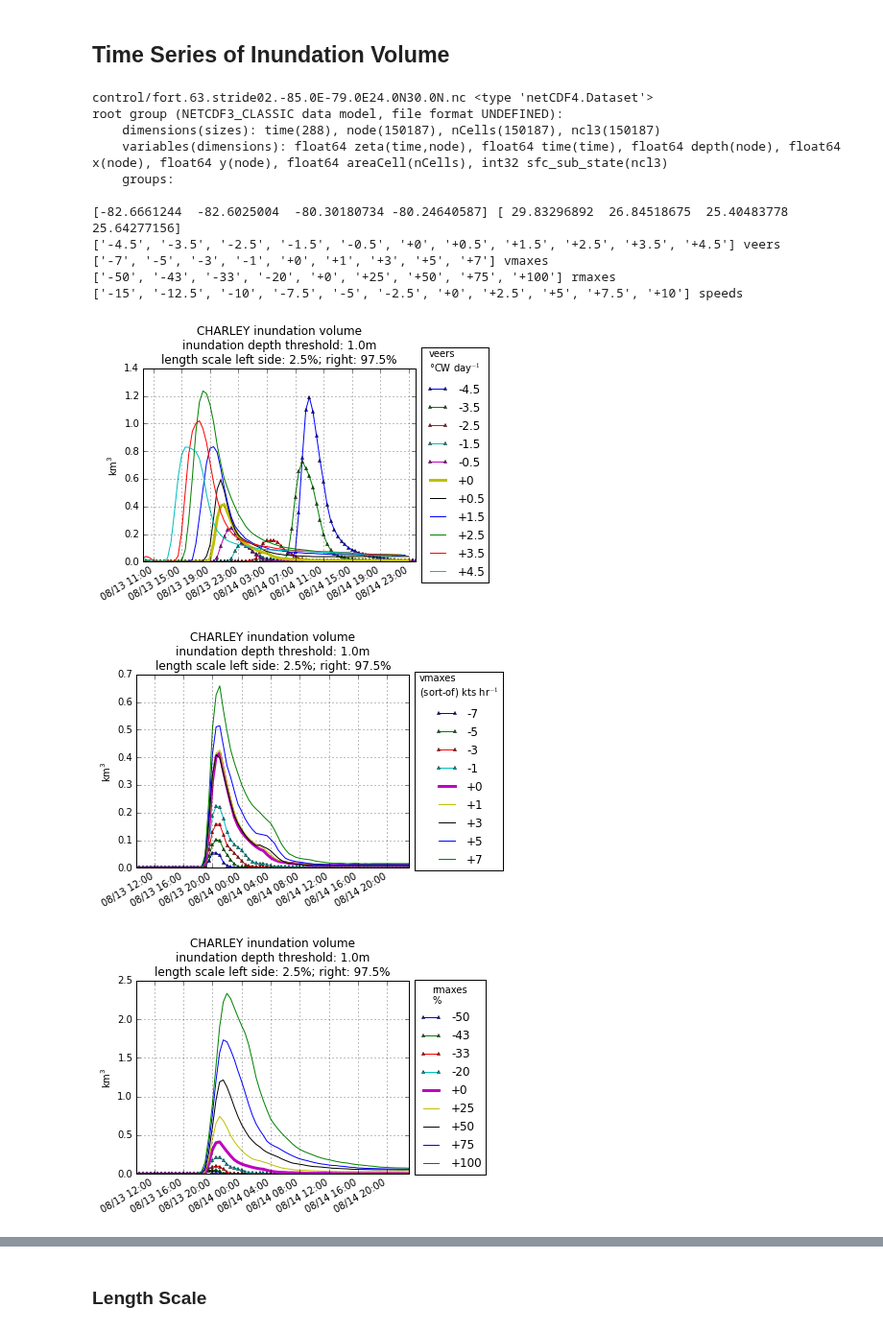
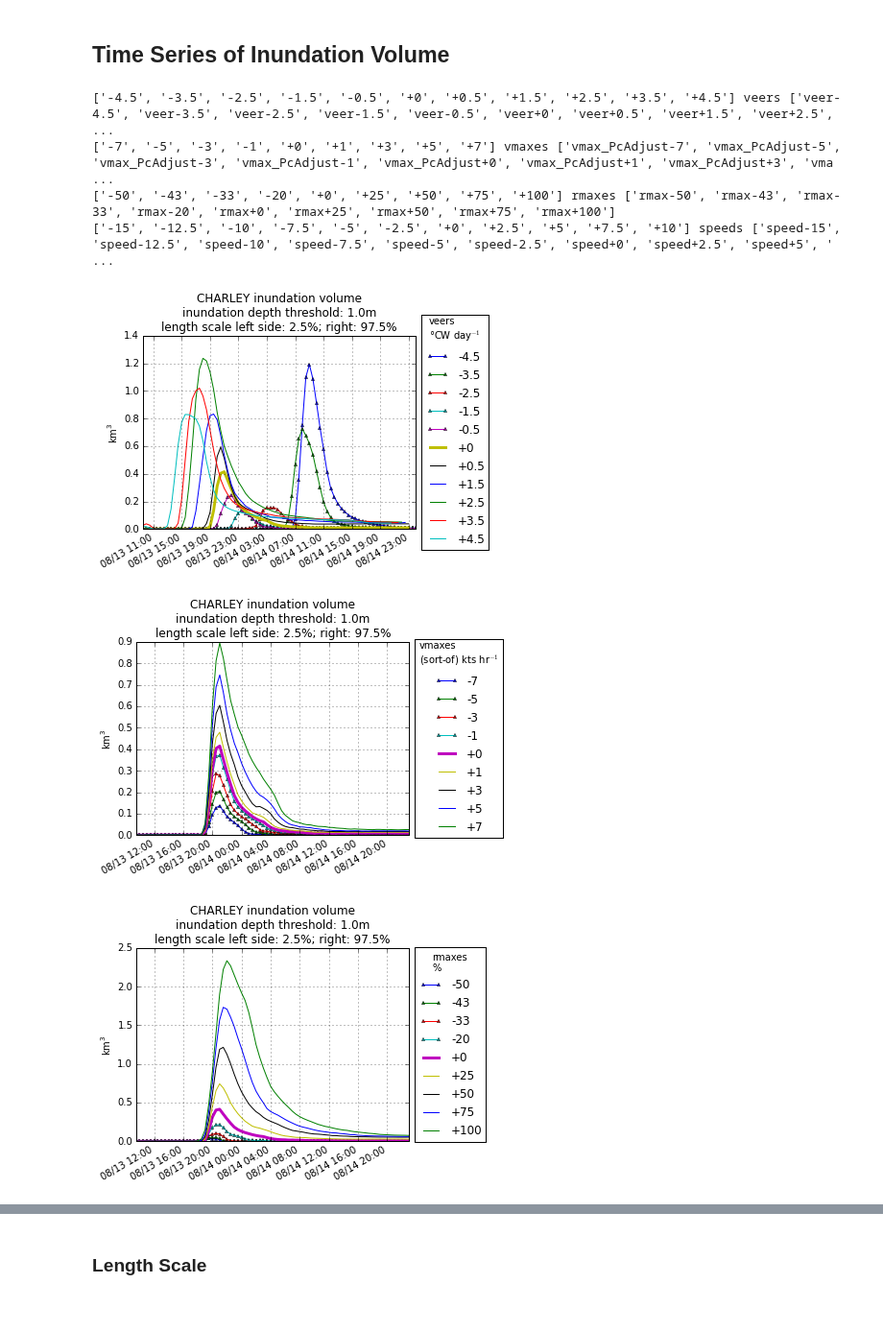
Before and after one commit to ahijevyc/ADCIRC, a Jupyter notebook: CHARLEY.ipynb, the cells around one changed output, grey strips where cells are left out. Shown at 96% size. Drawn from its saved outputs; the diff is of its cells as text; code cells hidden in the pictures.

Commit message:
switched from vmax to vmax_Adjust. adjusted .dirname attribute and value extraction.

```diff
--- a/CHARLEY.ipynb
+++ b/CHARLEY.ipynb
@@ -45,7 +45,7 @@ class perturbations:
         # default directory name list
         self.dirname = ['veer'+p for p in values]
         if name == 'speeds': self.dirname = ['speed'+p for p in values]
-        if name == 'vmaxes': self.dirname = ['vmax'+p for p in values]
+        if name == 'vmaxes': self.dirname = ['vmax_PcAdjust'+p for p in values]
         if name == 'rmaxes': self.dirname = ['rmax'+p for p in values]
 
     def __iter__(self):
@@ -97,7 +97,7 @@ veers = perturbations(sorted(values, key=lambda item: float(item)),
                       name='veers',xlabel='cross-track error rate')
 
 # Define vmax perturbations
-values = [i[4:] for i in glob.glob('vmax[+-][0-9]')]
+values = [i[13:] for i in glob.glob('vmax_PcAdjust[+-][0-9]')]
 vmaxes = perturbations(sorted(values, key=lambda item: int(item)), name='vmaxes',
                        units = "(sort-of) kts hr$^{\mathrm{-1}}$", xlabel = "vmax change")
 
@@ -119,16 +119,16 @@ if stormname == 'IKE': # A is a list of nodes that experience large inundation.
 ifile='control/fort.63.'+domain+'.nc'
 if stormname == 'IKE': ifile = re.sub(r"stride\d\d","stride01",ifile)
 fh = Dataset(ifile, mode='r')
-print ifile, fh
+#print ifile, fh
 lon = fh.variables['x'][A]
 lat = fh.variables['y'][A]
 fh.close()
-print lon, lat
+#print lon, lat
 
 for perturbation in [veers, vmaxes, rmaxes, speeds]:
     fig, ax = plt.subplots()
     plt.title(title)
-    print perturbation.values, perturbation.name
+    print perturbation.values, perturbation.name, perturbation.dirname
     vdirs = perturbation.dirname
     for i, v in enumerate(perturbation):
         files = glob.glob(vdirs[i]+'/*.notideFalse_1.00m.'+domain+'.timeseries.nc')
@@ -137,45 +137,38 @@ for perturbation in [veers, vmaxes, rmaxes, speeds]:
             fh = Dataset(nc_file, mode='r')
             inund = fh.variables['inundation_volume']
             imax = np.argmax(inund[:])
             perturbation.max_vol[i] = inund[imax]
             perturbation.max_vol_in_ctrl[i] = fh.variables['volume_in_ctrl'][imax]
             perturbation.length_scale[i] = fh.variables['length_scale'][imax]
             perturbation.area[i] = fh.variables['inundation_area'][imax]
             time = fh.variables['time']
             base_date = dt.datetime.strptime(time.base_date, "%Y-%m-%d %H:%M:%S %Z")
             dt_time = [base_date+dt.timedelta(0,t) for t in time]
             thick = 3 if float(v) == 0 else 1
             plt.plot(dt_time,inund[:],label=v,linewidth=thick,marker='^'if float(v)<0 else '',markersize=3)
             units = getattr(inund,'units')
             fh.close()
     if units=="km~S~3~N~": units = '$\mathregular{km^3}$'
     plt.ylabel(units)
 
     plt.grid()
     ax.xaxis.set_major_formatter(dates.DateFormatter('%m/%d %H:%M'))
     fig.autofmt_xdate()
 
     # shrink current axis by 15%
     box = ax.get_position()
     ax.set_position([box.x0,box.y0,box.width*0.85,box.height])
 
     # put legend to the right of the current axis
     plt.legend(loc='center left', bbox_to_anchor=(1,0.5), title=perturbation.name+"\n"+perturbation.units)
     status = mysavfig(perturbation.name+'_timeseries.png')
 # %% [output]
-control/fort.63.stride02.-85.0E-79.0E24.0N30.0N.nc <type 'netCDF4.Dataset'>
-root group (NETCDF3_CLASSIC data model, file format UNDEFINED):
-    dimensions(sizes): time(288), node(150187), nCells(150187), ncl3(150187)
-    variables(dimensions): float64 zeta(time,node), float64 time(time), float64 depth(node), float64 x(node), float64 y(node), float64 areaCell(nCells), int32 sfc_sub_state(ncl3)
-    groups:
-
-[-82.6661244  -82.6025004  -80.30180734 -80.24640587] [ 29.83296892  26.84518675  25.40483778  25.64277156]
-['-4.5', '-3.5', '-2.5', '-1.5', '-0.5', '+0', '+0.5', '+1.5', '+2.5', '+3.5', '+4.5'] veers
-['-7', '-5', '-3', '-1', '+0', '+1', '+3', '+5', '+7'] vmaxes
-['-50', '-43', '-33', '-20', '+0', '+25', '+50', '+75', '+100'] rmaxes
-['-15', '-12.5', '-10', '-7.5', '-5', '-2.5', '+0', '+2.5', '+5', '+7.5', '+10'] speeds
+['-4.5', '-3.5', '-2.5', '-1.5', '-0.5', '+0', '+0.5', '+1.5', '+2.5', '+3.5', '+4.5'] veers ['veer-4.5', 'veer-3.5', 'veer-2.5', 'veer-1.5', 'veer-0.5', 'veer+0', 'veer+0.5', 'veer+1.5', 'veer+2.5',  ...
+['-7', '-5', '-3', '-1', '+0', '+1', '+3', '+5', '+7'] vmaxes ['vmax_PcAdjust-7', 'vmax_PcAdjust-5', 'vmax_PcAdjust-3', 'vmax_PcAdjust-1', 'vmax_PcAdjust+0', 'vmax_PcAdjust+1', 'vmax_PcAdjust+3', 'vma ...
+['-50', '-43', '-33', '-20', '+0', '+25', '+50', '+75', '+100'] rmaxes ['rmax-50', 'rmax-43', 'rmax-33', 'rmax-20', 'rmax+0', 'rmax+25', 'rmax+50', 'rmax+75', 'rmax+100']
+['-15', '-12.5', '-10', '-7.5', '-5', '-2.5', '+0', '+2.5', '+5', '+7.5', '+10'] speeds ['speed-15', 'speed-12.5', 'speed-10', 'speed-7.5', 'speed-5', 'speed-2.5', 'speed+0', 'speed+2.5', 'speed+5', ' ...
 [figure]
-[figure, old version]
+[figure, new version]
 [figure]
 [figure]
 # %% [markdown]
```
Also changed, not shown: parts of 4 cells of this notebook.
